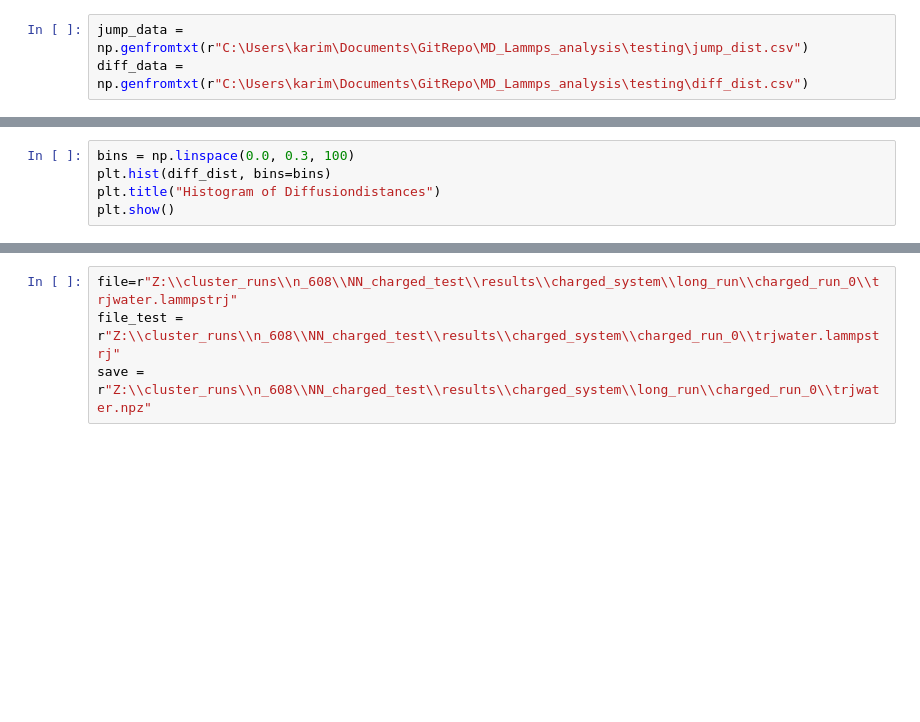
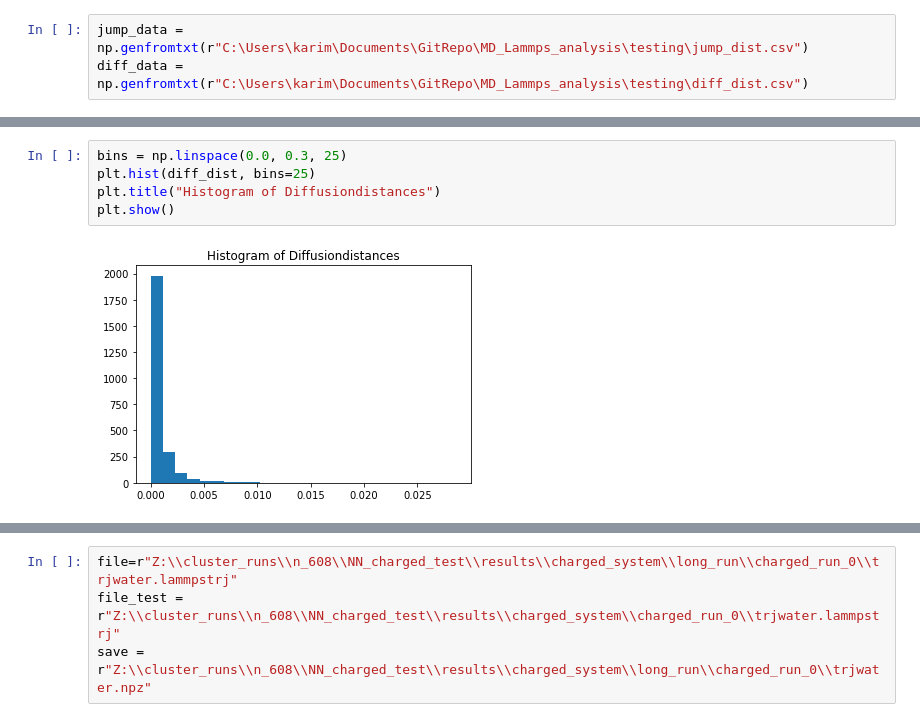
Before and after one commit to Karim-Ib/MD_Lammps_analysis, a Jupyter notebook: tutorial_notebook/Ion_analysis.ipynb, the cells around one changed output, grey strips where cells are left out. Saved outputs shown, nothing was run; the diff lists cells and outputs as text; blank space fills up the shorter version.

```diff
--- a/tutorial_notebook/Ion_analysis.ipynb
+++ b/tutorial_notebook/Ion_analysis.ipynb
@@ -392,8 +349,10 @@ plt.show()
 # %%
-bins = np.linspace(0.0, 0.3, 100)
-plt.hist(diff_dist, bins=bins)
+bins = np.linspace(0.0, 0.3, 25)
+plt.hist(diff_dist, bins=25)
 plt.title("Histogram of Diffusiondistances")
 plt.show()
+# %% [output]
+[figure, added]
 # %%
 bins = np.linspace(0.0, 0.0005, 100)
 plt.hist(jump_dist, bins=bins)
```
Also changed, not shown: parts of 30 cells of this notebook, 1 other file.
